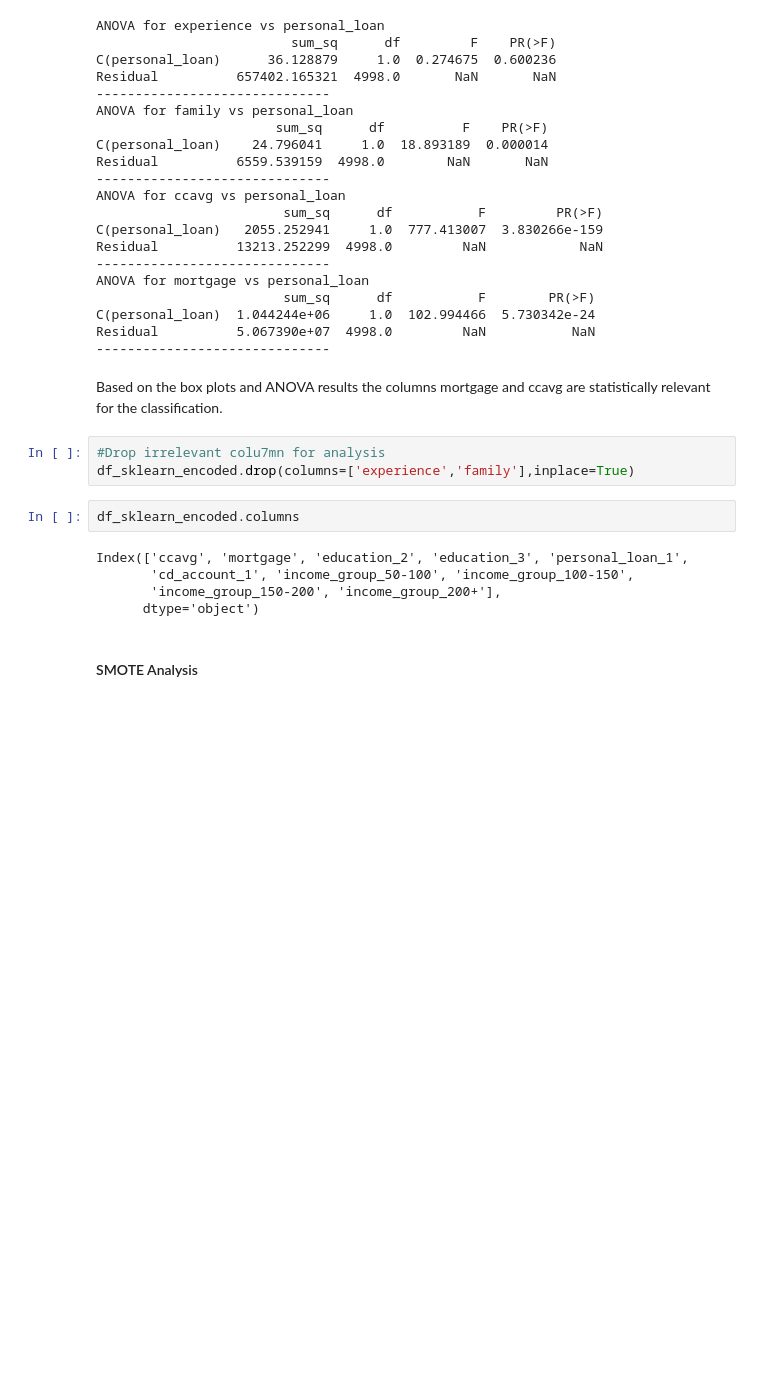
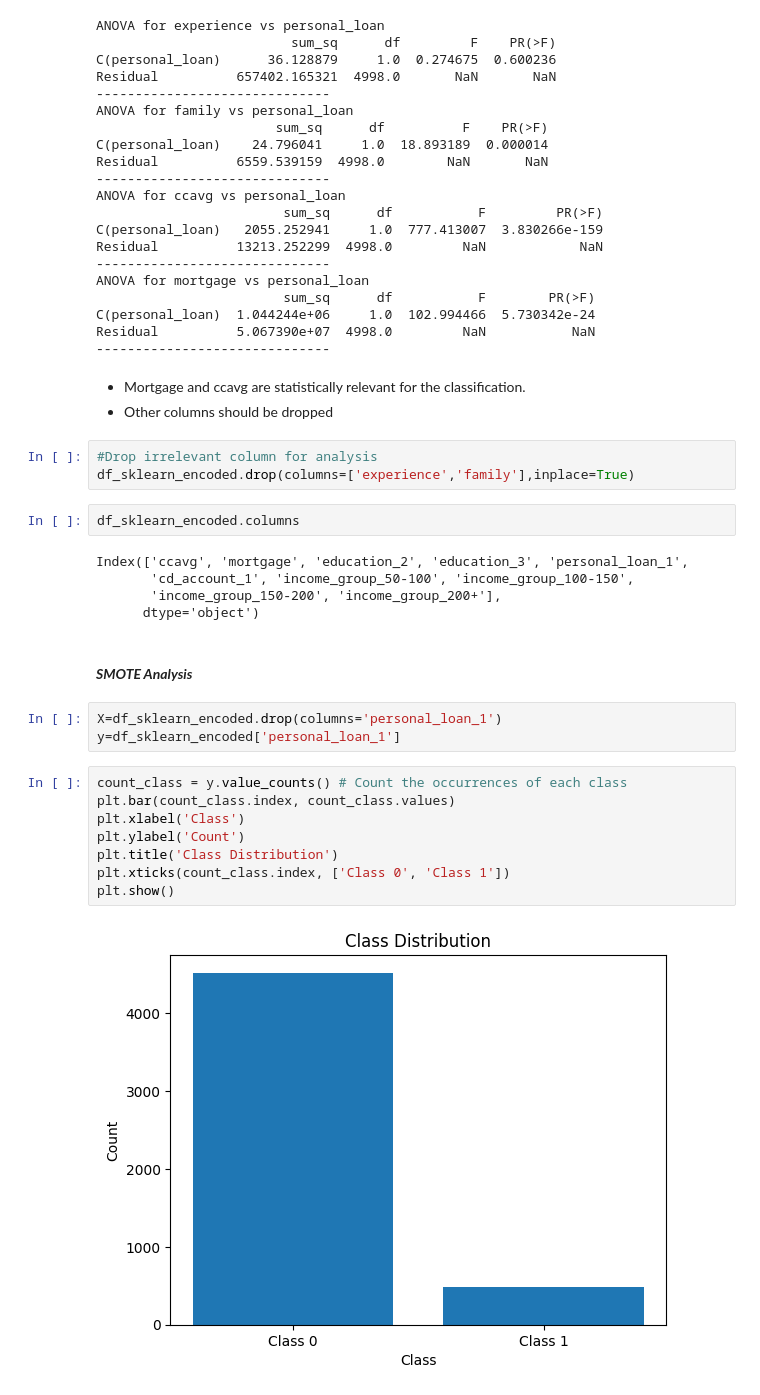
Before and after one commit to spurthip28-bit/Supervised-Learning, a Jupyter notebook: Bank_Personal_Loan_Modeling.ipynb, the cells around one changed output. Cells and saved outputs as stored; diff of their text form; blank space fills up the shorter version.

```diff
--- a/Bank_Personal_Loan_Modeling.ipynb
+++ b/Bank_Personal_Loan_Modeling.ipynb
@@ -625,9 +629,11 @@ C(personal_loan)  1.044244e+06     1.0  102.994466  5.730342e-24
 Residual          5.067390e+07  4998.0         NaN           NaN
 ------------------------------
 # %% [markdown]
-Based on the box plots and ANOVA results the columns mortgage and ccavg are statistically relevant for the classification.
+
+*   Mortgage and ccavg are statistically relevant for the classification.
+*   Other columns should be dropped
 # %%
-#Drop irrelevant colu7mn for analysis
+#Drop irrelevant column for analysis
 df_sklearn_encoded.drop(columns=['experience','family'],inplace=True)
 # %%
 df_sklearn_encoded.columns
@@ -637,4 +643,17 @@ Index(['ccavg', 'mortgage', 'education_2', 'education_3', 'personal_loan_1',
        'income_group_150-200', 'income_group_200+'],
       dtype='object')
 # %% [markdown]
-#### SMOTE Analysis
+#### ***SMOTE Analysis***
+# %%
+X=df_sklearn_encoded.drop(columns='personal_loan_1')
+y=df_sklearn_encoded['personal_loan_1']
+# %%
+count_class = y.value_counts() # Count the occurrences of each class
+plt.bar(count_class.index, count_class.values)
+plt.xlabel('Class')
+plt.ylabel('Count')
+plt.title('Class Distribution')
+plt.xticks(count_class.index, ['Class 0', 'Class 1'])
+plt.show()
+# %% [output]
+[figure, added]
```
Also changed, not shown: parts of 32 cells of this notebook.
